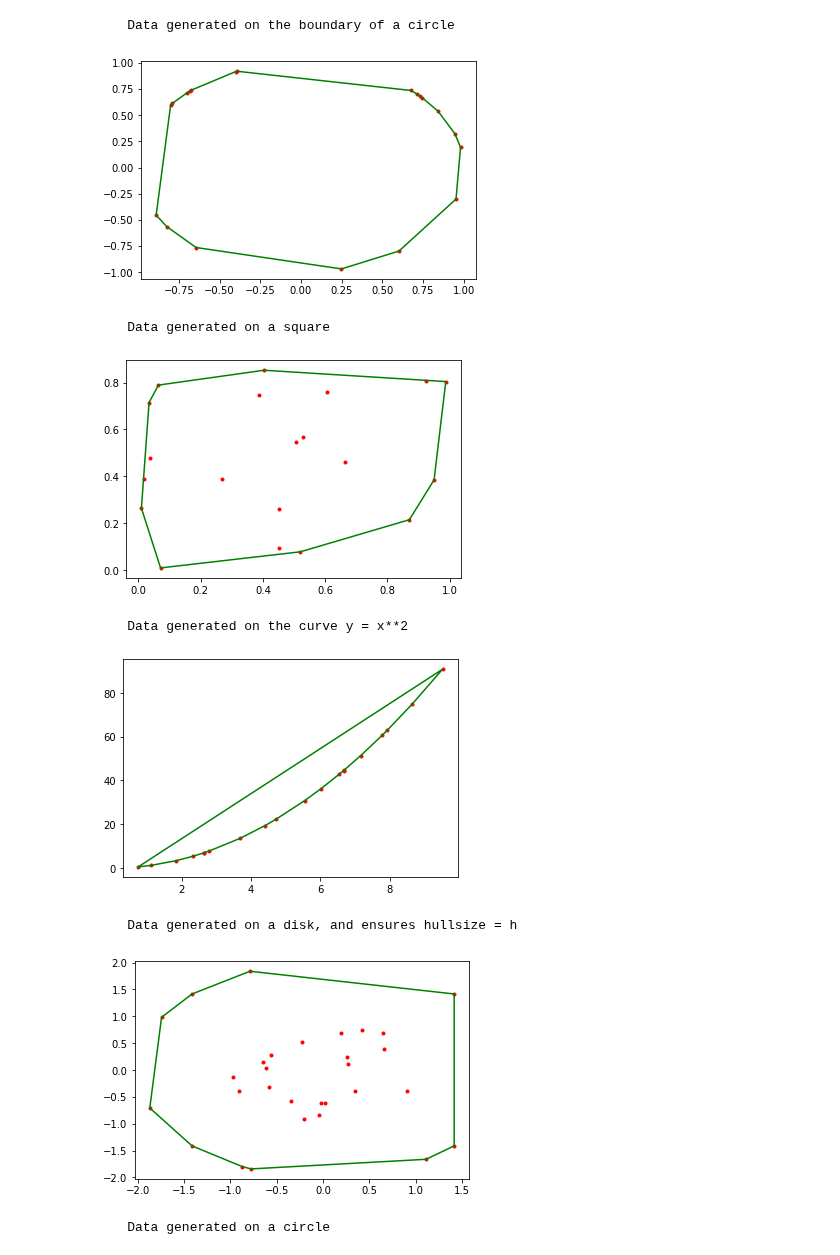
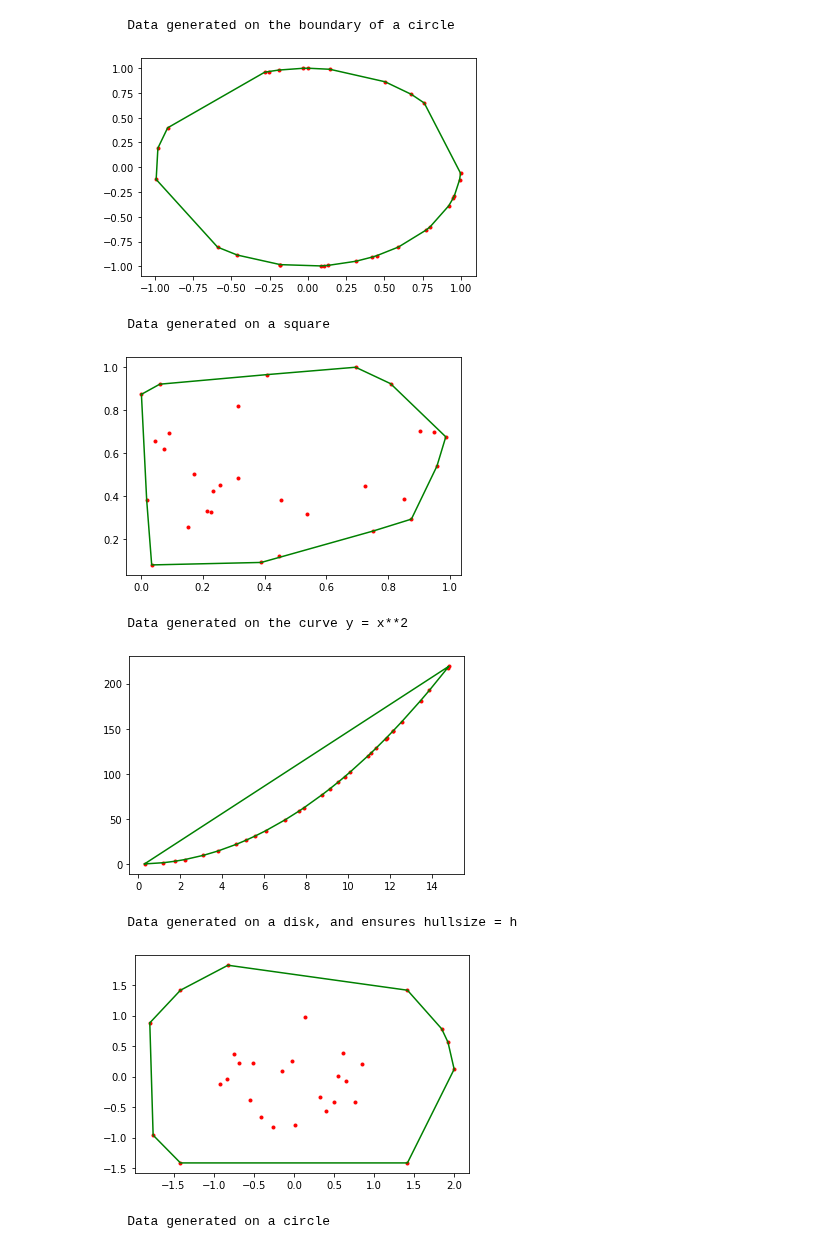
Before and after one commit to Nimakii/etkortnavn, a Jupyter notebook: handin2/H2.ipynb, the cells around one changed output. Cells and saved outputs as stored; diff of their text form; code cells hidden in the pictures.

```diff
--- a/handin2/H2.ipynb
+++ b/handin2/H2.ipynb
@@ -147,6 +147,6 @@ def INC_CH(pointss):
         lower.append(p)
     return upper + lower
 
-test_convex_hull(INC_CH,20)
+test_convex_hull(INC_CH,30)
 # %% [output]
     Data generated on a circle
@@ -154,11 +154,11 @@ test_convex_hull(INC_CH,20)
     Data generated on the boundary of a circle
-[figure, old version]
+[figure, new version]
     Data generated on a square
-[figure, old version]
+[figure, new version]
     Data generated on the curve y = x**2
-[figure, old version]
+[figure, new version]
     Data generated on a disk, and ensures hullsize = h
-[figure, old version]
+[figure, new version]
 # %%
 """
 Part B Gift Wrapping
```
Also changed, not shown: parts of 4 cells of this notebook.
